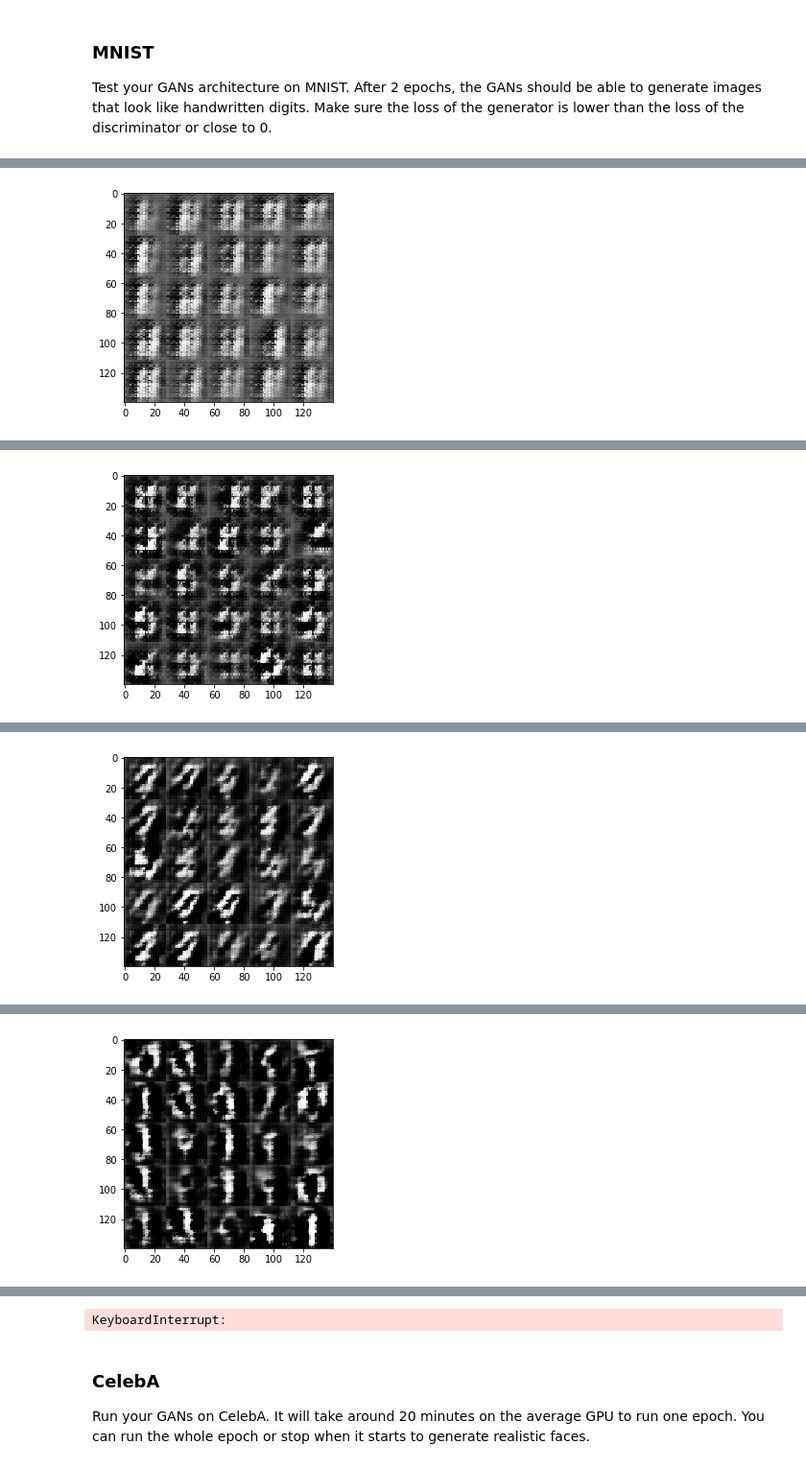
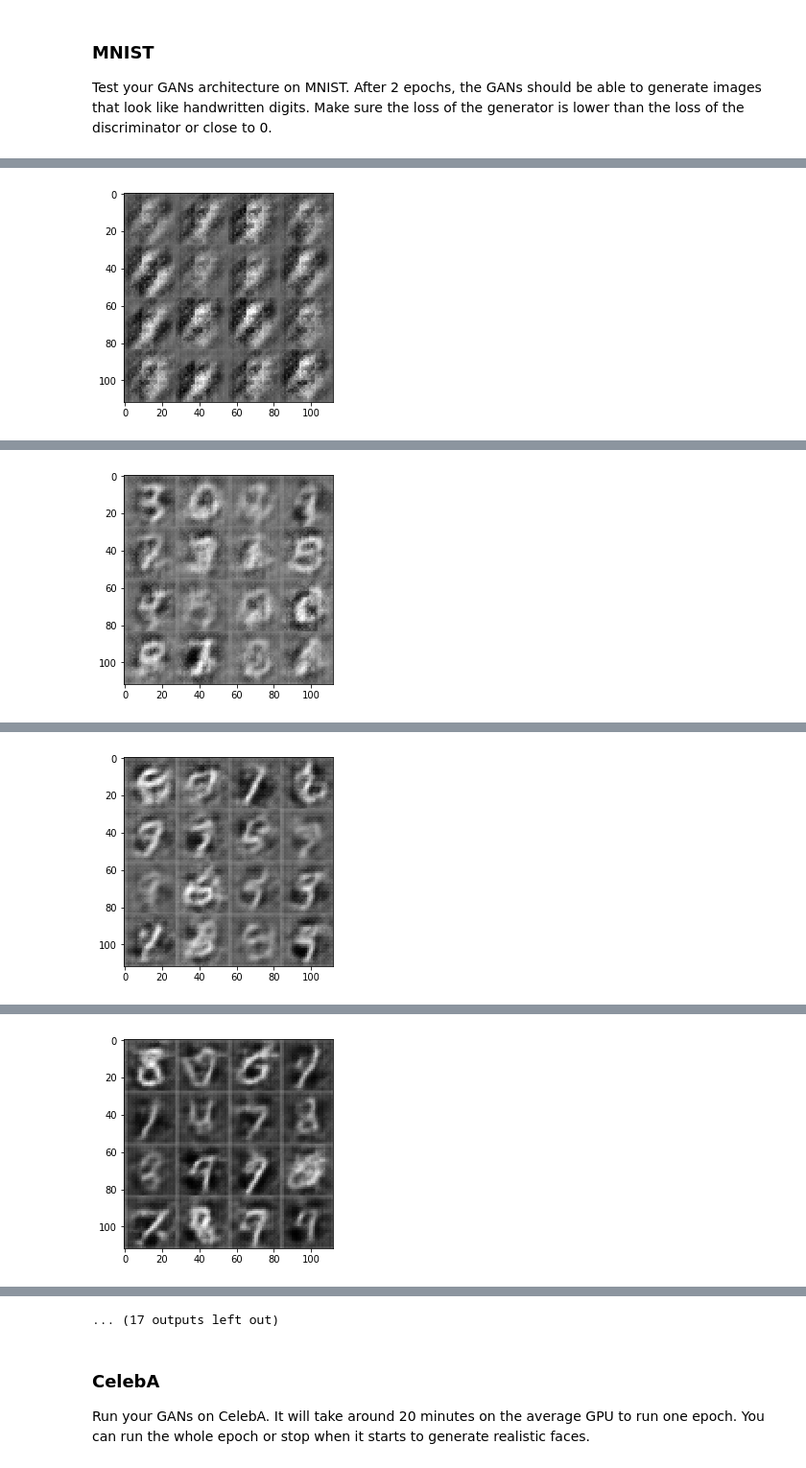
Before and after one commit to dodosuke/facegeneration, a Jupyter notebook: dlnd_face_generation.ipynb, the cells around one changed output, grey strips where cells are left out. Shown at 96% size. Cells and saved outputs as stored; diff of their text form; code cells hidden in the pictures.

```diff
--- a/dlnd_face_generation.ipynb
+++ b/dlnd_face_generation.ipynb
@@ -134,7 +135,7 @@ Tests Passed
 ### Discriminator
 Implement `discriminator` to create a discriminator neural network that discriminates on `images`.  This function should be able to reuse the variabes in the neural network.  Use [`tf.variable_scope`](https://www.tensorflow.org/api_docs/python/tf/variable_scope) with a scope name of "discriminator" to allow the variables to be reused.  The function should return a tuple of (tensor output of the generator, tensor logits of the generator).
 # %%
-def discriminator(images, reuse=False, alpha=0.2):
+def discriminator(images, reuse=False, alpha=0.1):
     """
     Create the discriminator network
     :param image: Tensor of input image(s)
@@ -159,9 +160,14 @@ def discriminator(images, reuse=False, alpha=0.2):
         relu3 = tf.maximum(alpha*bn3, bn3)
         #4x4X128
 
+        #x4 = tf.layers.conv2d(relu2, 256, 5, strides=2, padding="same")
+        #bn4 = tf.layers.batch_normalization(x4, training=True)
+        #relu4 = tf.maximum(alpha*bn4, bn4)
+        #2x2X256
+
         #Flatten it
-        size = int(relu3.shape[1]*relu3.shape[2]*relu3.shape[3])
-        flat = tf.reshape(relu3, (-1, size))
+        relu_shape = int(relu3.shape[1]*relu3.shape[2]*relu3.shape[3])
+        flat = tf.reshape(relu3, (-1, relu_shape))
         logits = tf.layers.dense(flat,1)
         out = tf.sigmoid(logits)
 
@@ -177,7 +183,7 @@ Tests Passed
 ### Generator
 Implement `generator` to generate an image using `z`. This function should be able to reuse the variabes in the neural network.  Use [`tf.variable_scope`](https://www.tensorflow.org/api_docs/python/tf/variable_scope) with a scope name of "generator" to allow the variables to be reused. The function should return the generated 28 x 28 x `out_channel_dim` images.
 # %%
-def generator(z, out_channel_dim, is_train=True, alpha=0.2):
+def generator(z, out_channel_dim, is_train=True, alpha=0.1):
     """
     Create the generator network
     :param z: Input z
@@ -372,16 +378,16 @@ def train(epoch_count, batch_size, z_dim, learning_rate, beta1, get_batches, dat
                           "Discriminator Loss: {:.4f}...".format(train_loss_d),
                           "Generator Loss: {:.4f}".format(train_loss_g))
 
-                if steps % 100 == 0:
-                    show_generator_output(sess, 25, input_z, data_shape[3], data_image_mode)
+                if steps % 128 == 0:
+                    show_generator_output(sess, 16, input_z, data_shape[3], data_image_mode)
 # %% [markdown]
 ### MNIST
 Test your GANs architecture on MNIST.  After 2 epochs, the GANs should be able to generate images that look like handwritten digits.  Make sure the loss of the generator is lower than the loss of the discriminator or close to 0.
 # %%
-batch_size = 32
+batch_size = 64
 z_dim = 100
 learning_rate = 0.001
-beta1 = 0.5
+beta1 = 0.2
 
 
 """
@@ -407 +415 @@ Epoch 1/2... Discriminator Loss: 0.4554... Generator Loss: 1.5321
-[figure, old version]
+[figure, new version]
@@ -418 +429 @@ Epoch 1/2... Discriminator Loss: 0.1541... Generator Loss: 5.1663
-[figure, old version]
+[figure, new version]
@@ -429 +443 @@ Epoch 1/2... Discriminator Loss: 0.4416... Generator Loss: 2.1198
-[figure, old version]
+[figure, new version]
@@ -440 +457 @@ Epoch 1/2... Discriminator Loss: 0.3969... Generator Loss: 2.2684
-[figure, old version]
+[figure, new version]
@@ -454,4 +485,4 @@ Epoch 1/2... Discriminator Loss: 0.6455... Generator Loss: 1.4757
-KeyboardInterrupt:
+... (17 outputs left out)
 # %% [markdown]
 ### CelebA
 Run your GANs on CelebA.  It will take around 20 minutes on the average GPU to run one epoch.  You can run the whole epoch or stop when it starts to generate realistic faces.
```
Also changed, not shown: parts of 5 cells of this notebook.
